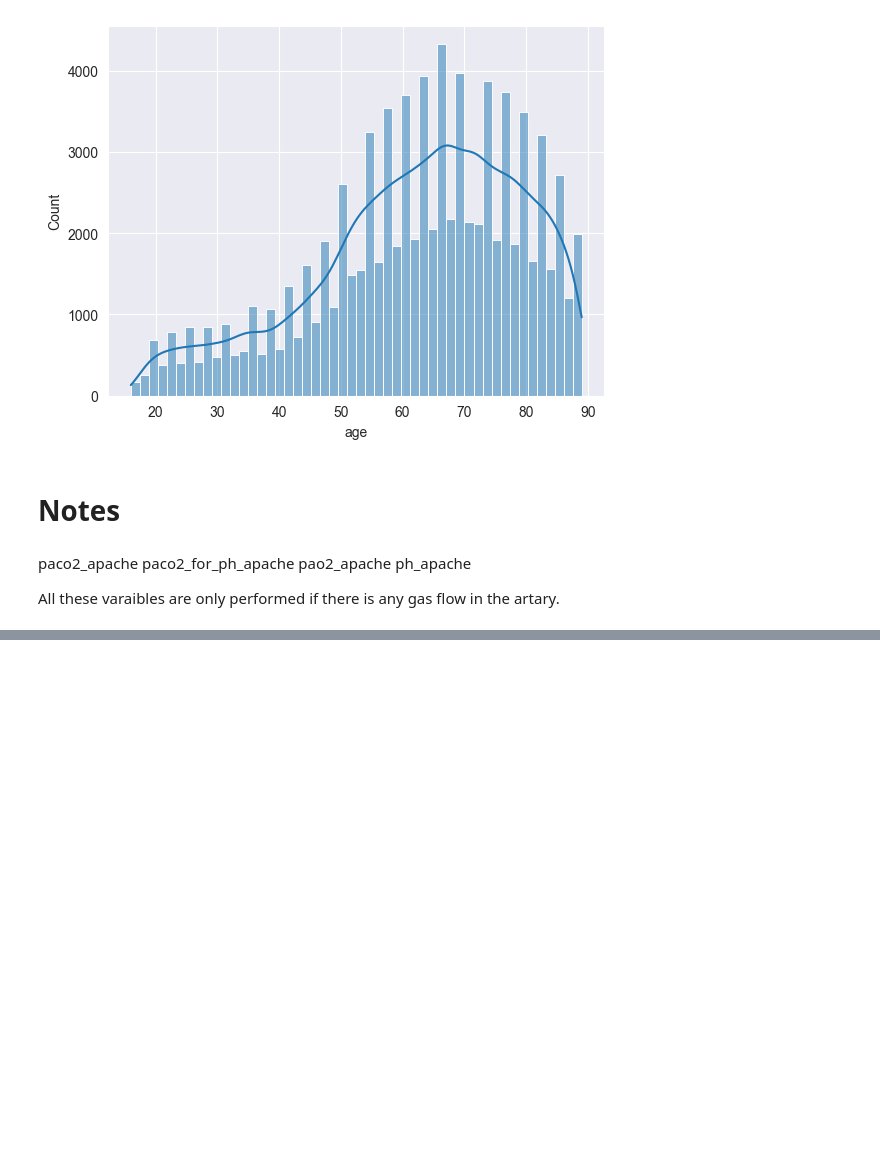
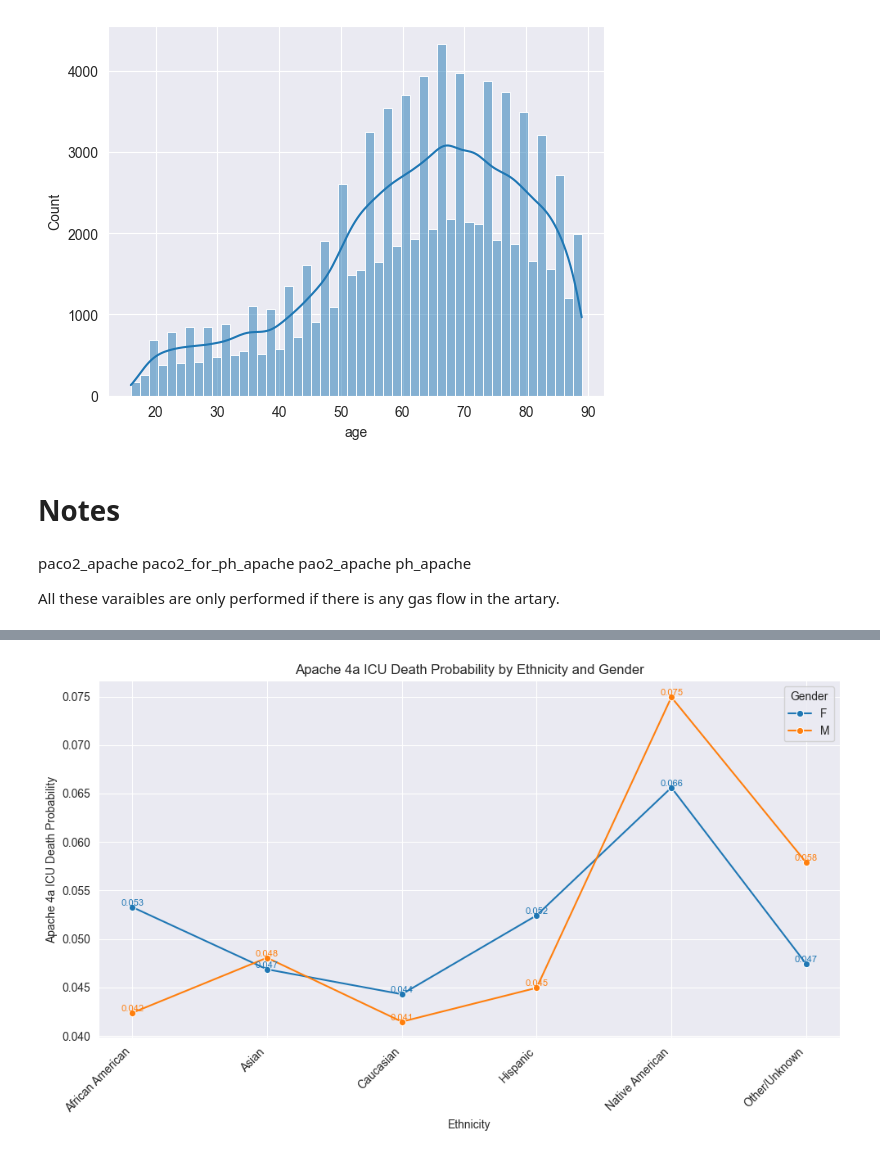
Before and after one commit to BVishal-Geek/Patient-Survival-Prediction---Dash-Visualization, a Jupyter notebook: src/main.ipynb, the cells around one changed output, grey strips where cells are left out. Saved outputs shown, nothing was run; the diff lists cells and outputs as text; code cells hidden in the pictures; blank space fills up the shorter version.

```diff
--- a/src/main.ipynb
+++ b/src/main.ipynb
@@ -99,0 +159,3 @@ def vishal():
+# %%
+ethnicity_apache_gender = df.groupby(['ethnicity', 'gender'])['apache_4a_icu_death_prob'].mean().reset_index()
+print(ethnicity_apache_gender)
@@ -99,0 +176,27 @@ def vishal():
+# %%
+import seaborn as sns
+import matplotlib.pyplot as plt
+
+# Create the line plot
+plt.figure(figsize=(10, 6))
+plot = sns.lineplot(data=ethnicity_apache_gender, x='ethnicity', y='apache_4a_icu_death_prob', hue='gender', marker='o')
+
+# Add text annotations for each data point
+for line in plot.lines:
+    for x, y in zip(line.get_xdata(), line.get_ydata()):
+        plt.text(x, y, f'{y:.3f}', color=line.get_color(), ha='center', va='bottom', fontsize=8)
+
+# Rotate x-axis labels for better readability
+plt.xticks(rotation=45, ha='right')
+
+# Set plot labels and title
+plt.xlabel('Ethnicity')
+plt.ylabel('Apache 4a ICU Death Probability')
+plt.title('Apache 4a ICU Death Probability by Ethnicity and Gender')
+
+# Show plot
+plt.tight_layout()
+plt.legend(title='Gender')
+plt.show()
+# %% [output]
+[figure, added]
```
Also changed, not shown: parts of 20 cells of this notebook.
